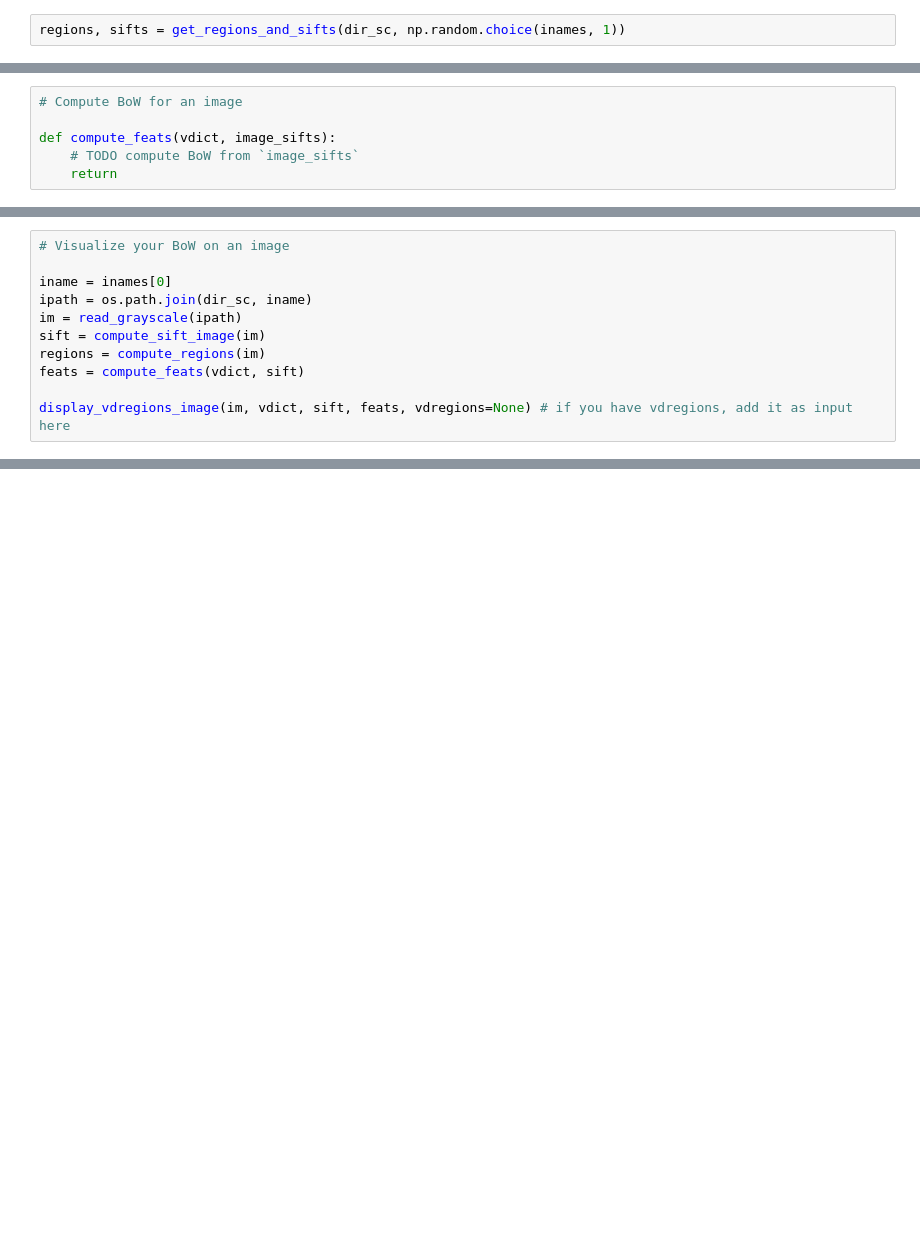
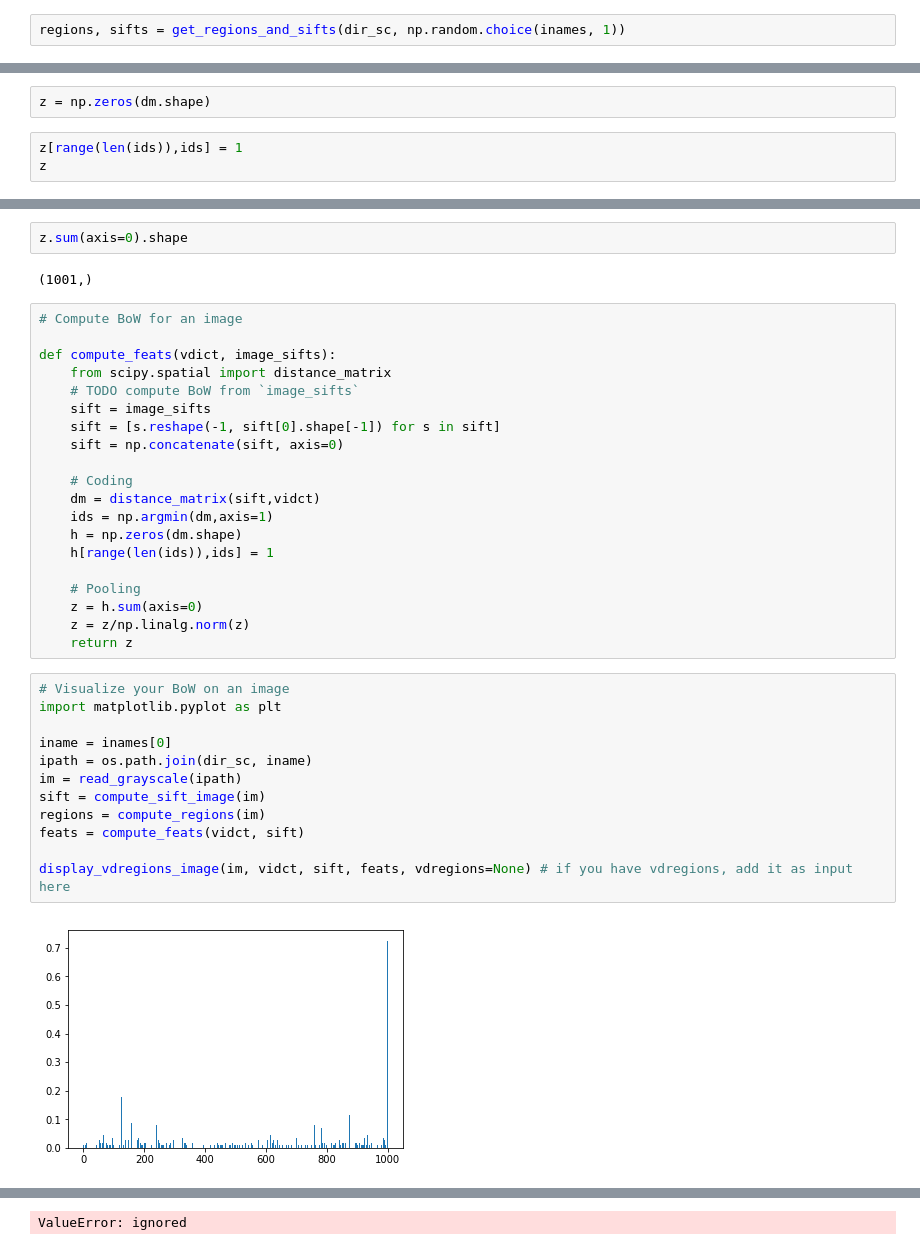
Before and after one commit to IssamBenamara/SIFT_BOW, a Jupyter notebook: TP1_2.ipynb, the cells around one changed output, grey strips where cells are left out. Saved outputs shown, nothing was run; the diff lists cells and outputs as text; blank space fills up the shorter version.

```diff
--- a/TP1_2.ipynb
+++ b/TP1_2.ipynb
@@ -304,6 +221,5 @@ np.zeros((len(ids),len(vidct))).shape
-# %%
-# Compute BoW for an image
-
-def compute_feats(vdict, image_sifts):
-    # TODO compute BoW from `image_sifts`
-    return
+# %%
+z = np.zeros(dm.shape)
+# %%
+z[range(len(ids)),ids] = 1
+z
@@ -310,11 +234,38 @@ def compute_feats(vdict, image_sifts):
+# %%
+z.sum(axis=0).shape
+# %% [output]
+(1001,)
+# %%
+# Compute BoW for an image
+
+def compute_feats(vdict, image_sifts):
+    from scipy.spatial import distance_matrix
+    # TODO compute BoW from `image_sifts`
+    sift = image_sifts
+    sift = [s.reshape(-1, sift[0].shape[-1]) for s in sift]
+    sift = np.concatenate(sift, axis=0)
+
+    # Coding
+    dm = distance_matrix(sift,vidct)
+    ids = np.argmin(dm,axis=1)
+    h = np.zeros(dm.shape)
+    h[range(len(ids)),ids] = 1
+
+    # Pooling
+    z = h.sum(axis=0)
+    z = z/np.linalg.norm(z)
+    return z
 # %%
 # Visualize your BoW on an image
+import matplotlib.pyplot as plt
 
 iname = inames[0]
 ipath = os.path.join(dir_sc, iname)
 im = read_grayscale(ipath)
 sift = compute_sift_image(im)
 regions = compute_regions(im)
-feats = compute_feats(vdict, sift)
+feats = compute_feats(vidct, sift)
 
-display_vdregions_image(im, vdict, sift, feats, vdregions=None) # if you have vdregions, add it as input here
+display_vdregions_image(im, vidct, sift, feats, vdregions=None) # if you have vdregions, add it as input here
+# %% [output]
+[figure, added]
@@ -320,0 +273 @@ display_vdregions_image(im, vdict, sift, feats, vdregions=None) # if you have vd
+ValueError: ignored
```
Also changed, not shown: parts of 26 cells of this notebook.
